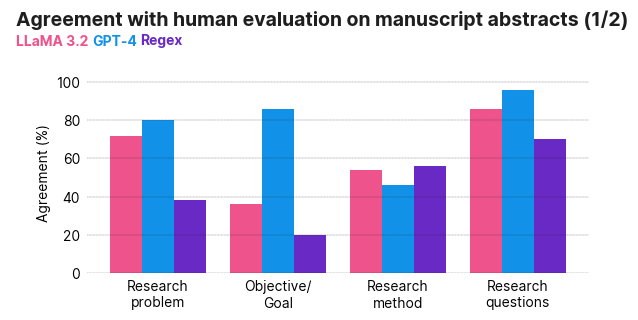
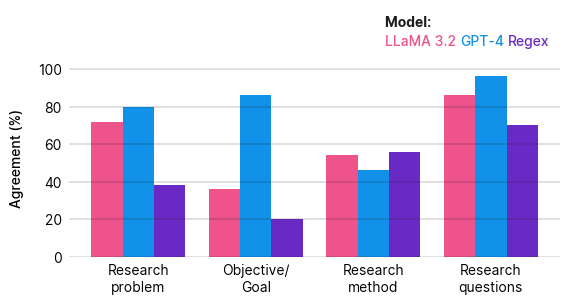
The change to this notebook cell's code, shown as a diff; its figure went from the first image to the second:
--- before
+++ after
@@ -1,8 +1,6 @@
 def plot_agreement_by_metric_mpl(metrics_display_map, methods, color_palette=CATEGORICAL_3_LIGHT_OPTION_4):
     df_sorted = merged_agreement_results_melt.sort_values(["Metric","Method"])
+    colors = {method: color_palette[i] for i, method in enumerate(methods)}
 
-    colors = {method: color_palette[i] for i, method in enumerate(methods)}
-    legend_string = " ".join([f"<{method}>" for method in methods])
-    
     groups = [
         ["problem", "objective", "research_method", "research_questions"],
@@ -22,21 +20,21 @@
         ax.set_yticks([0, 0.2, 0.4, 0.6, 0.8, 1.0])
         ax.set_yticklabels(['0', '20', '40', '60', '80', '100'])
-        ax.set_ylabel('Agreement (%)')
-        ax.yaxis.grid(True, linestyle="--", linewidth=0.2, color="#1E1E1E", alpha=1)
+        ax.set_ylabel('Agreement (%)', fontweight="medium", labelpad=10)
+        ax.yaxis.grid(True, linestyle="-", linewidth=0.2, color="#1E1E1E", alpha=1)
         ax.tick_params(axis="x", size=0, pad=5)
         ax.spines[["top", "right", "bottom", "left"]].set_visible(False)
         ax.tick_params(axis="y", size=0, pad=5)
 
-        fig.text(x=0.02, y=1, s=f"Agreement with human evaluation on manuscript abstracts ({idx}/{len(groups)})", size=14, fontweight="bold")
+        legend_string = "<Model: >\n" + " ".join([f"<{group}>" for group in methods])
         fig_text(
-            x=0.02,
-            y=0.97,
-            s=legend_string,
-            highlight_textprops=[
-                {"color": colors["LLaMA 3.2"], "fontweight": "bold"},
-                {"color": colors["GPT-4"], "fontweight": "bold"},
-                {"color": colors["Regex"], "fontweight": "bold"},
-            ],
+        x=.65,
+        y=.98,
+        s= legend_string,
+        highlight_textprops=[{"fontweight":"bold"}]
+            + [{"color": colors[g], "fontweight": "medium"} for g in methods],
+        annotationbbox_kw={'frameon': True, 'pad': .4, 
+                           'bboxprops': {'linewidth': .0}},
         )
+
         plt.tight_layout()
         plt.savefig(current_figures_dir + f"agreements_on_abstracts_row{idx}.png", dpi=320, bbox_inches="tight")

Commit: add prompts, new legends, darker colors